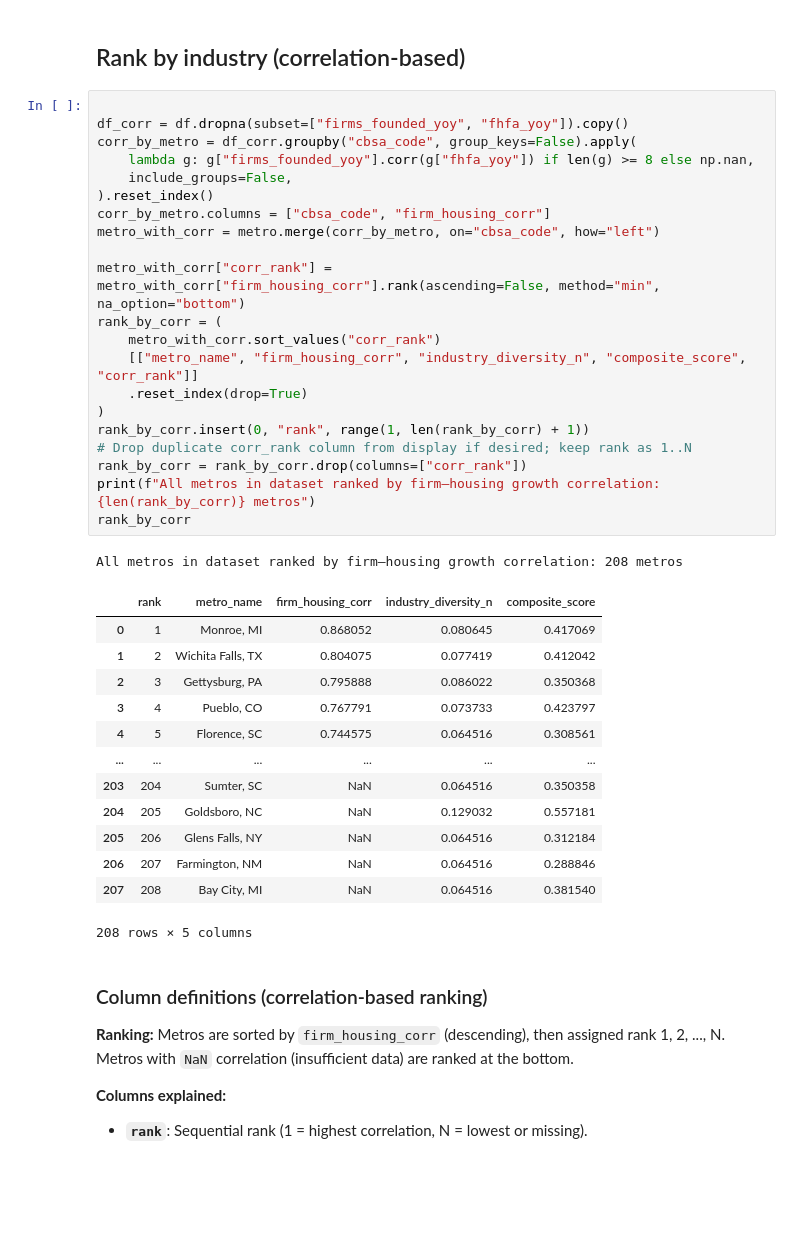
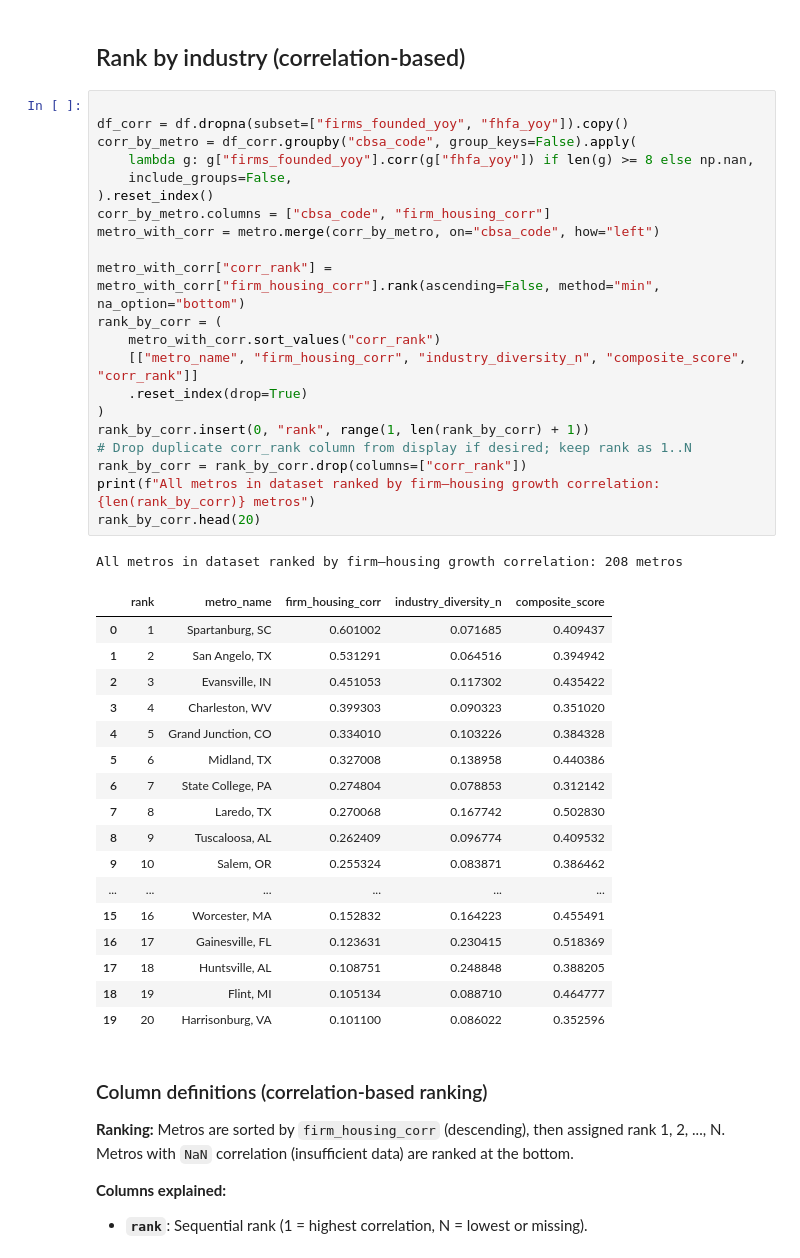
Before and after one commit to manasamaddi1/FirmScape, a Jupyter notebook: notebooks/next_hub_scoring.ipynb, the cells around one changed output. Cells and saved outputs as stored; diff of their text form; blank space fills up the shorter version.

```diff
--- a/notebooks/next_hub_scoring.ipynb
+++ b/notebooks/next_hub_scoring.ipynb
@@ -156,39 +166,43 @@ All metros ranked by composite score: 208 metros
 # %%
 
 df_corr = df.dropna(subset=["firms_founded_yoy", "fhfa_yoy"]).copy()
 corr_by_metro = df_corr.groupby("cbsa_code", group_keys=False).apply(
     lambda g: g["firms_founded_yoy"].corr(g["fhfa_yoy"]) if len(g) >= 8 else np.nan,
     include_groups=False,
 ).reset_index()
 corr_by_metro.columns = ["cbsa_code", "firm_housing_corr"]
 metro_with_corr = metro.merge(corr_by_metro, on="cbsa_code", how="left")
 
 metro_with_corr["corr_rank"] = metro_with_corr["firm_housing_corr"].rank(ascending=False, method="min", na_option="bottom")
 rank_by_corr = (
     metro_with_corr.sort_values("corr_rank")
     [["metro_name", "firm_housing_corr", "industry_diversity_n", "composite_score", "corr_rank"]]
     .reset_index(drop=True)
 )
 rank_by_corr.insert(0, "rank", range(1, len(rank_by_corr) + 1))
 # Drop duplicate corr_rank column from display if desired; keep rank as 1..N
 rank_by_corr = rank_by_corr.drop(columns=["corr_rank"])
 print(f"All metros in dataset ranked by firm–housing growth correlation: {len(rank_by_corr)} metros")
-rank_by_corr
+rank_by_corr.head(20)
 # %% [output]
 All metros in dataset ranked by firm–housing growth correlation: 208 metros
 |  | rank | metro_name | firm_housing_corr | industry_diversity_n | composite_score |
-| 0 | 1 | Monroe, MI | 0.868052 | 0.080645 | 0.417069 |
-| 1 | 2 | Wichita Falls, TX | 0.804075 | 0.077419 | 0.412042 |
-| 2 | 3 | Gettysburg, PA | 0.795888 | 0.086022 | 0.350368 |
-| 3 | 4 | Pueblo, CO | 0.767791 | 0.073733 | 0.423797 |
-| 4 | 5 | Florence, SC | 0.744575 | 0.064516 | 0.308561 |
+| 0 | 1 | Spartanburg, SC | 0.601002 | 0.071685 | 0.409437 |
+| 1 | 2 | San Angelo, TX | 0.531291 | 0.064516 | 0.394942 |
+| 2 | 3 | Evansville, IN | 0.451053 | 0.117302 | 0.435422 |
+| 3 | 4 | Charleston, WV | 0.399303 | 0.090323 | 0.351020 |
+| 4 | 5 | Grand Junction, CO | 0.334010 | 0.103226 | 0.384328 |
+| 5 | 6 | Midland, TX | 0.327008 | 0.138958 | 0.440386 |
+| 6 | 7 | State College, PA | 0.274804 | 0.078853 | 0.312142 |
+| 7 | 8 | Laredo, TX | 0.270068 | 0.167742 | 0.502830 |
+| 8 | 9 | Tuscaloosa, AL | 0.262409 | 0.096774 | 0.409532 |
+| 9 | 10 | Salem, OR | 0.255324 | 0.083871 | 0.386462 |
 | ... | ... | ... | ... | ... | ... |
-| 203 | 204 | Sumter, SC | NaN | 0.064516 | 0.350358 |
-| 204 | 205 | Goldsboro, NC | NaN | 0.129032 | 0.557181 |
-| 205 | 206 | Glens Falls, NY | NaN | 0.064516 | 0.312184 |
-| 206 | 207 | Farmington, NM | NaN | 0.064516 | 0.288846 |
-| 207 | 208 | Bay City, MI | NaN | 0.064516 | 0.381540 |
+| 15 | 16 | Worcester, MA | 0.152832 | 0.164223 | 0.455491 |
+| 16 | 17 | Gainesville, FL | 0.123631 | 0.230415 | 0.518369 |
+| 17 | 18 | Huntsville, AL | 0.108751 | 0.248848 | 0.388205 |
+| 18 | 19 | Flint, MI | 0.105134 | 0.088710 | 0.464777 |
+| 19 | 20 | Harrisonburg, VA | 0.101100 | 0.086022 | 0.352596 |
-208 rows × 5 columns
 # %% [markdown]
 ### Column definitions (correlation-based ranking)
 
```
Also changed, not shown: parts of 3 cells of this notebook, 1 other file.
